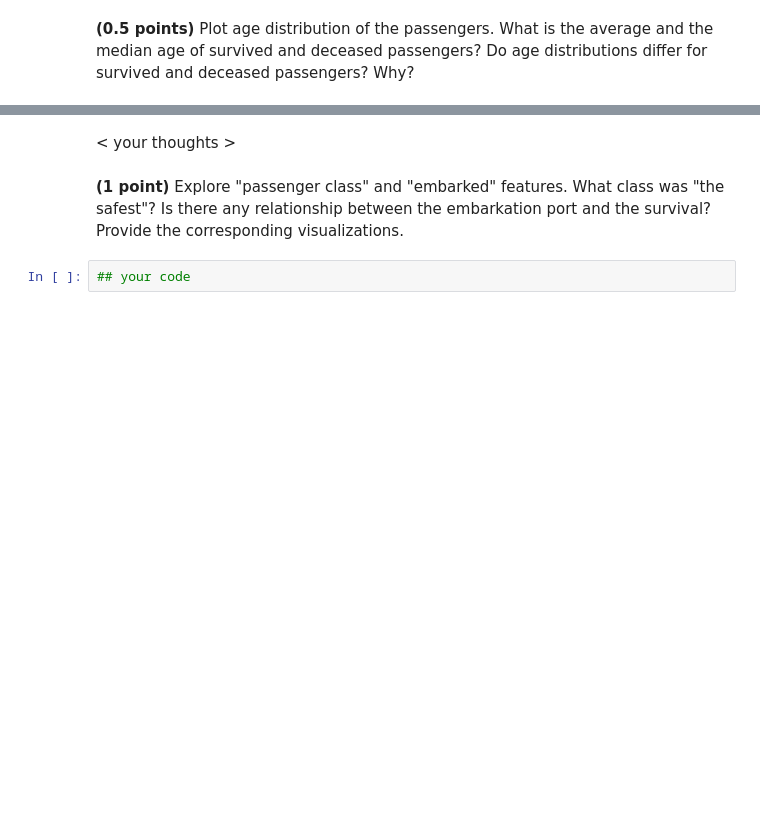
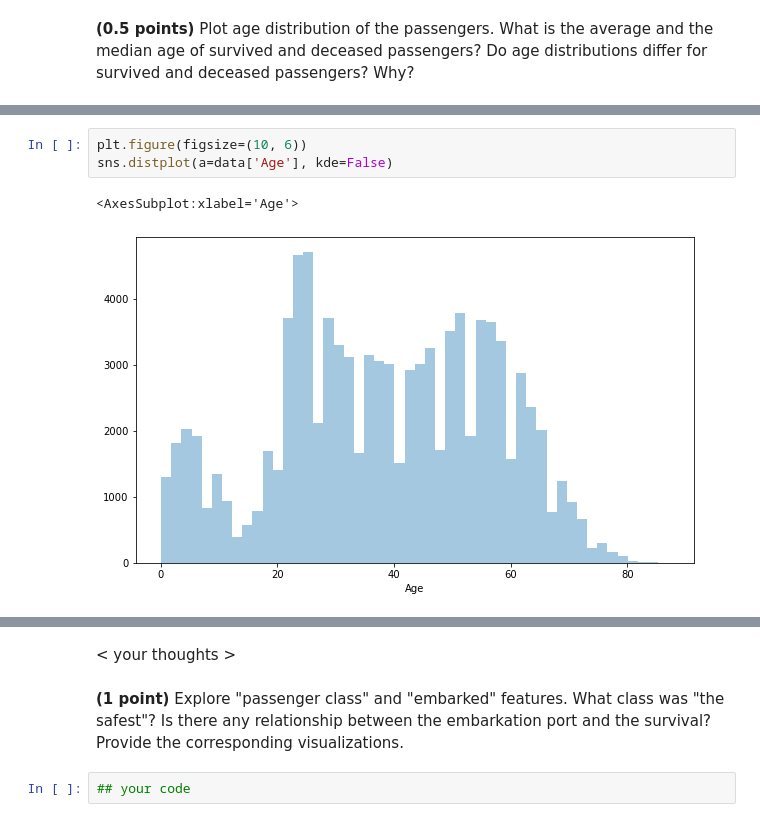
Before and after one commit to drnaida/rsschool-machine-learning-course, a Jupyter notebook: hw_classification.ipynb, the cells around one changed output, grey strips where cells are left out. Cells and saved outputs as stored; diff of their text form; blank space fills up the shorter version.

```diff
--- a/hw_classification.ipynb
+++ b/hw_classification.ipynb
@@ -513,0 +526,6 @@ True, women chances to survive are significantly higher than chances of males. A
+# %%
+plt.figure(figsize=(10, 6))
+sns.distplot(a=data['Age'], kde=False)
+# %% [output]
+<AxesSubplot:xlabel='Age'>
+[figure, added]
```
Also changed, not shown: parts of 13 cells of this notebook.
